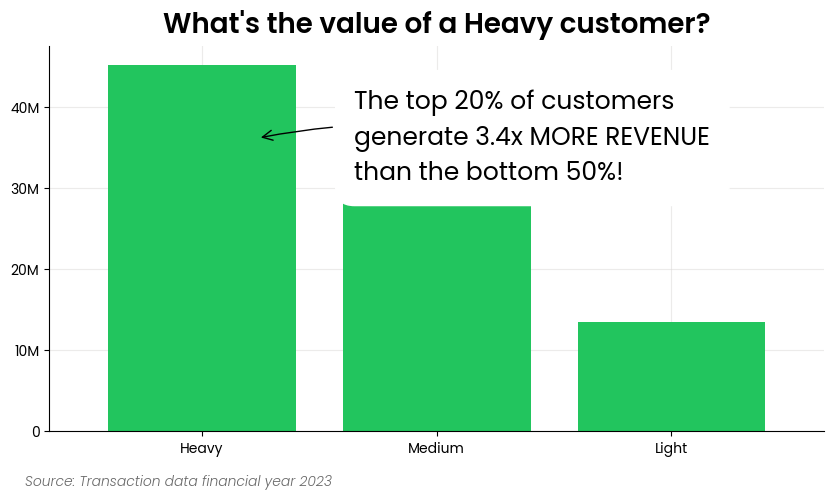
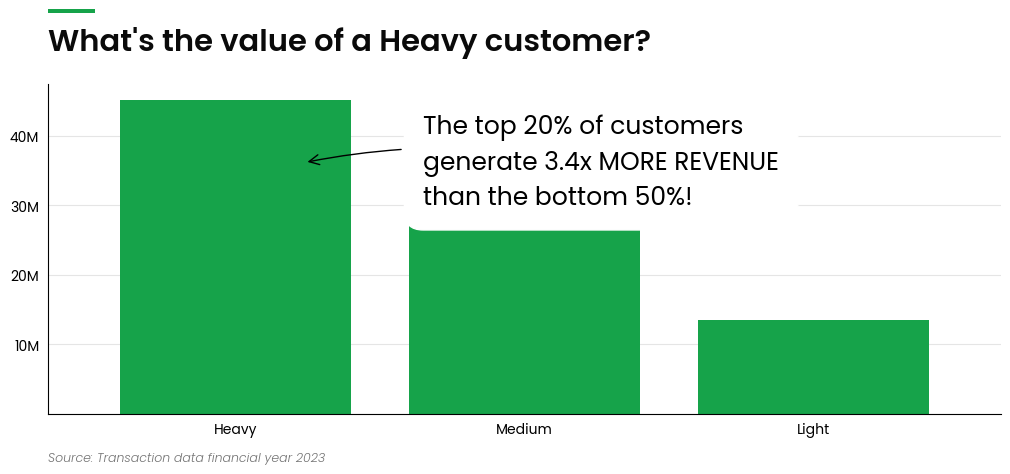
Unified diff of the notebook cell whose output changed from the first chart to the second:
--- before
+++ after
@@ -1,5 +1,5 @@
 from openretailscience.plots import bar
 from openretailscience.plots.styles.font_utils import get_font_properties
-from openretailscience.plots.styles.graph_utils import set_axis_format
+from openretailscience.plots.styles.graph_utils import set_axis_shorthand
 
 heavy_vs_light = seg_stats.df.set_index("segment_name")["spend"]
@@ -15,5 +15,5 @@
     rot=0,
 )
-set_axis_format(ax.yaxis, "shorthand")
+set_axis_shorthand(ax.yaxis)
 
 # Dress up the plot with an arrow calling out the important point

Commit: feat: overhaul chart chrome with eyebrow/title/subtitle and regenerate docs assets